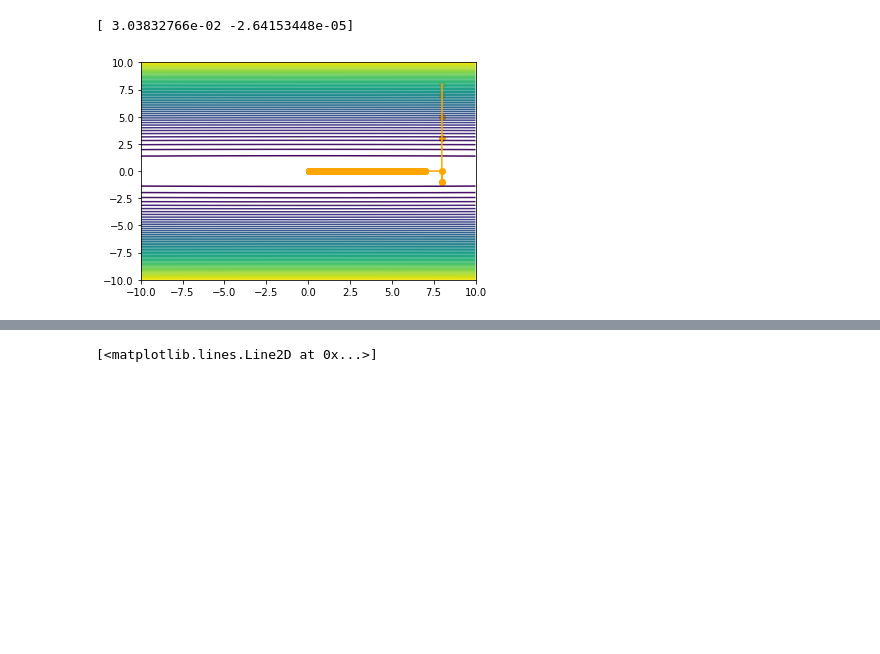
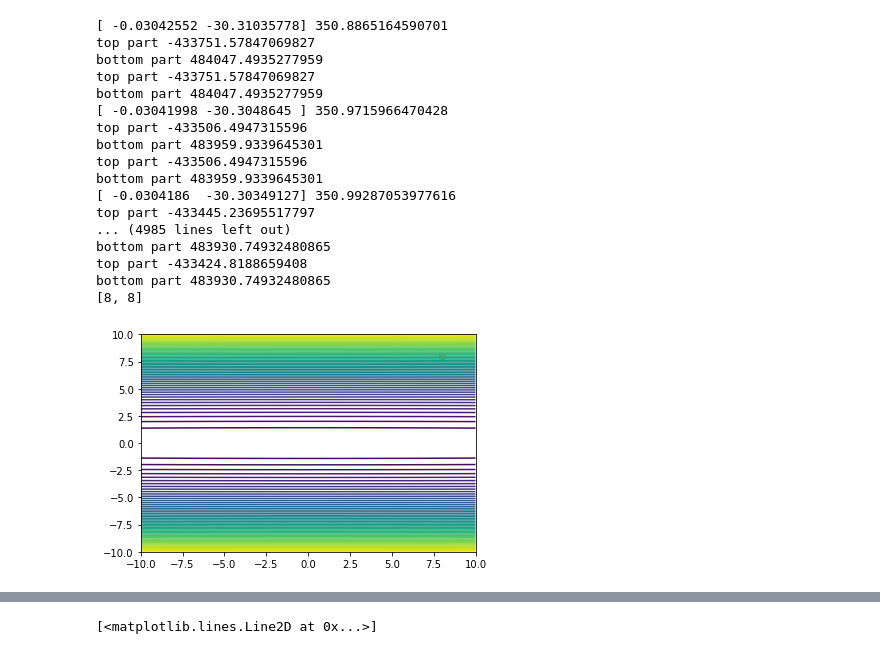
Before and after one commit to Snailed/no-2022-code, a Jupyter notebook: no-assignment-4.ipynb, the cells around one changed output, grey strips where cells are left out. Cells and saved outputs as stored; diff of their text form; code cells hidden in the pictures; blank space fills up the shorter version.

```diff
--- a/no-assignment-4.ipynb
+++ b/no-assignment-4.ipynb
@@ -85,10 +85,26 @@ def plot_delta_from_function(minimize, F, g_tol=0.5, debug=False, start_point=[8
     #plt.plot([xk[0] for xk in xk_at_i[:-1]], [xk[1] for xk in xk_at_i[:-1]], c='orange')
     #plt.scatter([xk[0] for xk in xk_at_i[:-1]], [xk[1] for xk in xk_at_i[:-1]], c='orange')
 # %%
-plot_contour_from_function(TrustRegion.minimize, Ellipsoid, lambda_init=1e-5)
+plot_contour_from_function(TrustRegion.minimize, Ellipsoid, lambda_init=10, delta_init=100)
 # %% [output]
-[ 3.03832766e-02 -2.64153448e-05]
+[ -0.03042552 -30.31035778] 350.8865164590701
+top part -433751.57847069827
+bottom part 484047.4935277959
+top part -433751.57847069827
+bottom part 484047.4935277959
+[ -0.03041998 -30.3048645 ] 350.9715966470428
+top part -433506.4947315596
+bottom part 483959.9339645301
+top part -433506.4947315596
+bottom part 483959.9339645301
+[ -0.0304186  -30.30349127] 350.99287053977616
+top part -433445.23695517797
+... (4985 lines left out)
+bottom part 483930.74932480865
+top part -433424.8188659408
+bottom part 483930.74932480865
+[8, 8]
-[figure, old version]
+[figure, new version]
 # %%
 plot_contour_from_function(TrustRegion.minimize, Ellipsoid, lambda_init=1e-3)
 # %% [output]
```
Also changed, not shown: parts of 9 cells of this notebook, 1 other file.
